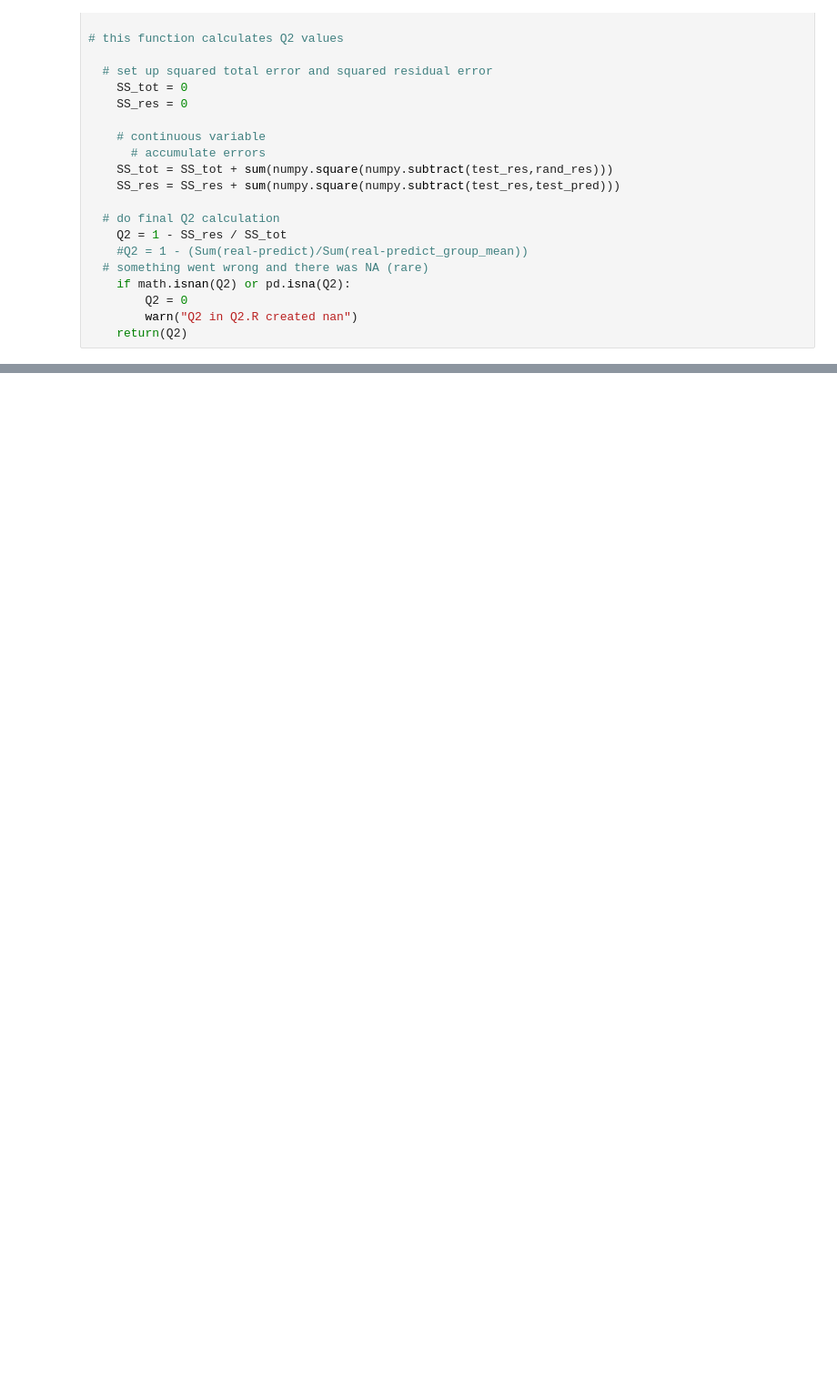
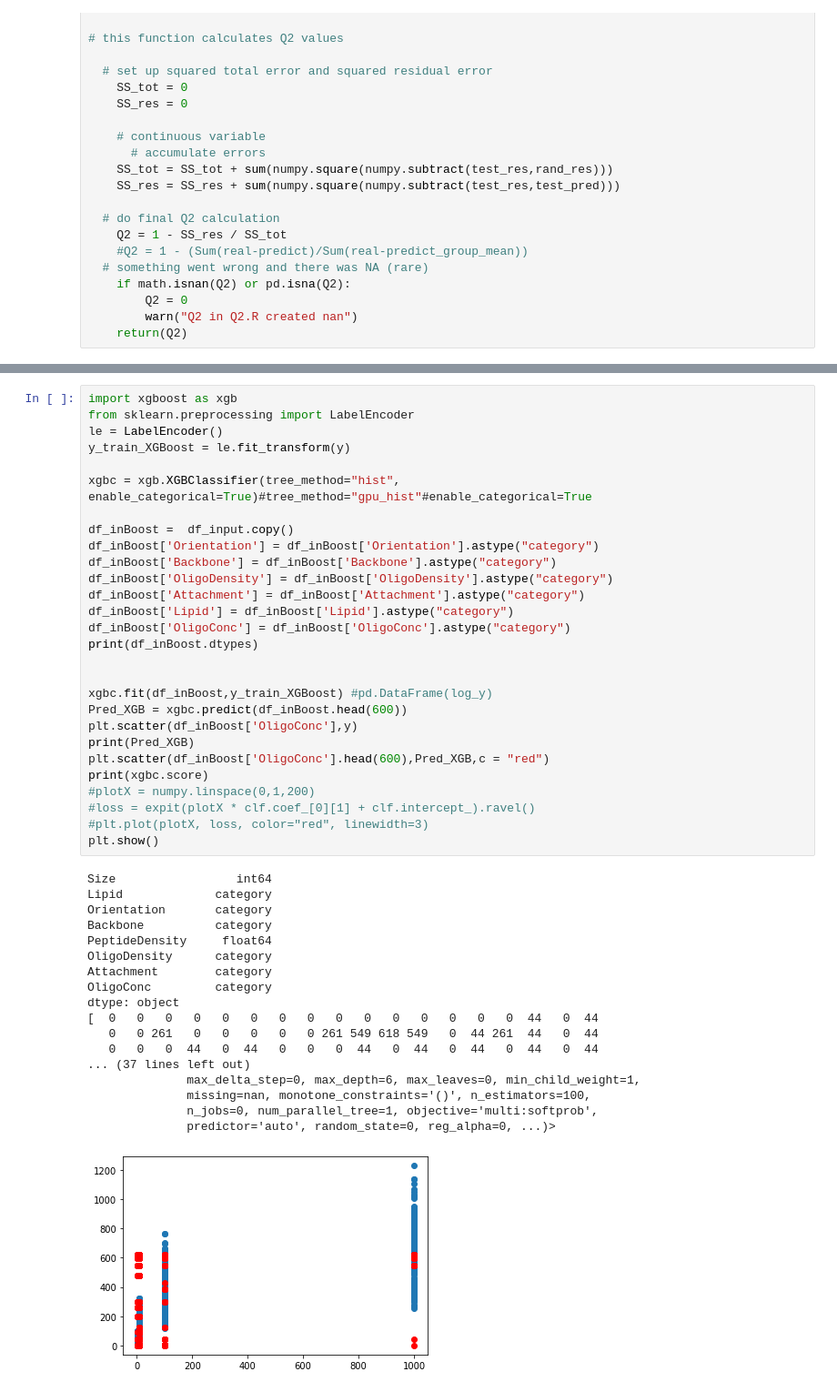
Before and after one commit to kenll99minecart/Immunopeptide, a Jupyter notebook: Linear regression.ipynb, the cells around one changed output, grey strips where cells are left out. Shown at 91% size. Cells and saved outputs as stored; diff of their text form; blank space fills up the shorter version.

Commit message:
with XGBoost

```diff
--- a/Linear regression.ipynb
+++ b/Linear regression.ipynb
@@ -199,0 +250,47 @@ print(Q2)
+# %%
+import xgboost as xgb
+from sklearn.preprocessing import LabelEncoder
+le = LabelEncoder()
+y_train_XGBoost = le.fit_transform(y)
+
+xgbc = xgb.XGBClassifier(tree_method="hist", enable_categorical=True)#tree_method="gpu_hist"#enable_categorical=True
+
+df_inBoost =  df_input.copy()
+df_inBoost['Orientation'] = df_inBoost['Orientation'].astype("category")
+df_inBoost['Backbone'] = df_inBoost['Backbone'].astype("category")
+df_inBoost['OligoDensity'] = df_inBoost['OligoDensity'].astype("category")
+df_inBoost['Attachment'] = df_inBoost['Attachment'].astype("category")
+df_inBoost['Lipid'] = df_inBoost['Lipid'].astype("category")
+df_inBoost['OligoConc'] = df_inBoost['OligoConc'].astype("category")
+print(df_inBoost.dtypes)
+
+
+xgbc.fit(df_inBoost,y_train_XGBoost) #pd.DataFrame(log_y)
+Pred_XGB = xgbc.predict(df_inBoost.head(600))
+plt.scatter(df_inBoost['OligoConc'],y)
+print(Pred_XGB)
+plt.scatter(df_inBoost['OligoConc'].head(600),Pred_XGB,c = "red")
+print(xgbc.score)
+#plotX = numpy.linspace(0,1,200)
+#loss = expit(plotX * clf.coef_[0][1] + clf.intercept_).ravel()
+#plt.plot(plotX, loss, color="red", linewidth=3)
+plt.show()
+# %% [output]
+Size                 int64
+Lipid             category
+Orientation       category
+Backbone          category
+PeptideDensity     float64
+OligoDensity      category
+Attachment        category
+OligoConc         category
+dtype: object
+[  0   0   0   0   0   0   0   0   0   0   0   0   0   0   0  44   0  44
+   0   0 261   0   0   0   0   0 261 549 618 549   0  44 261  44   0  44
+   0   0   0  44   0  44   0   0   0  44   0  44   0  44   0  44   0  44
+... (37 lines left out)
+              max_delta_step=0, max_depth=6, max_leaves=0, min_child_weight=1,
+              missing=nan, monotone_constraints='()', n_estimators=100,
+              n_jobs=0, num_parallel_tree=1, objective='multi:softprob',
+              predictor='auto', random_state=0, reg_alpha=0, ...)>
+[figure, added]
```
Also changed, not shown: parts of 7 cells of this notebook.
